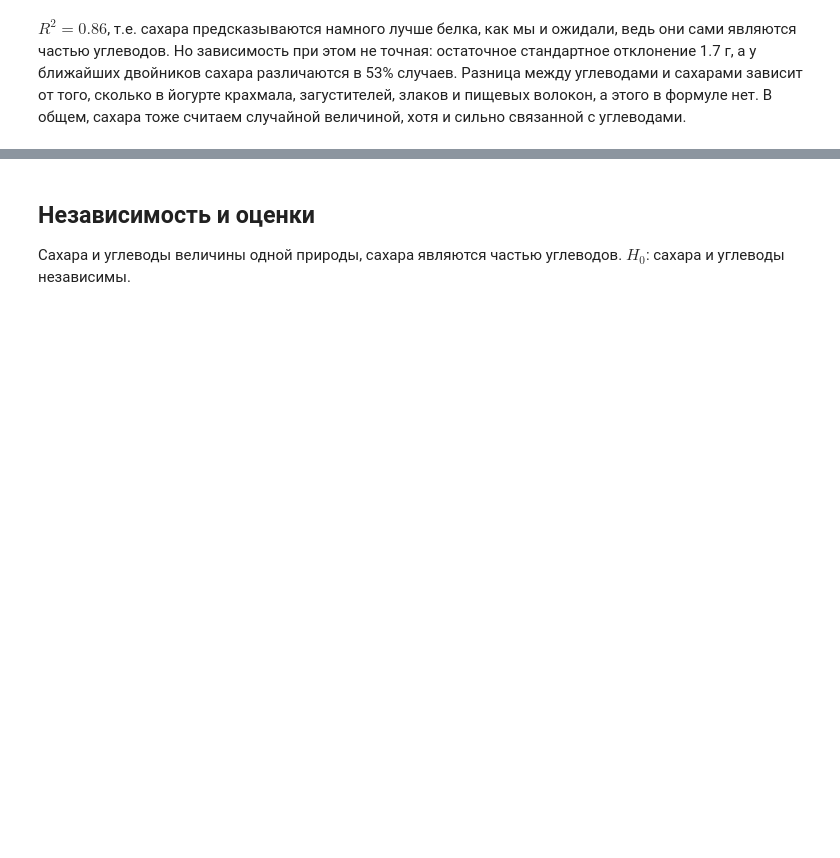
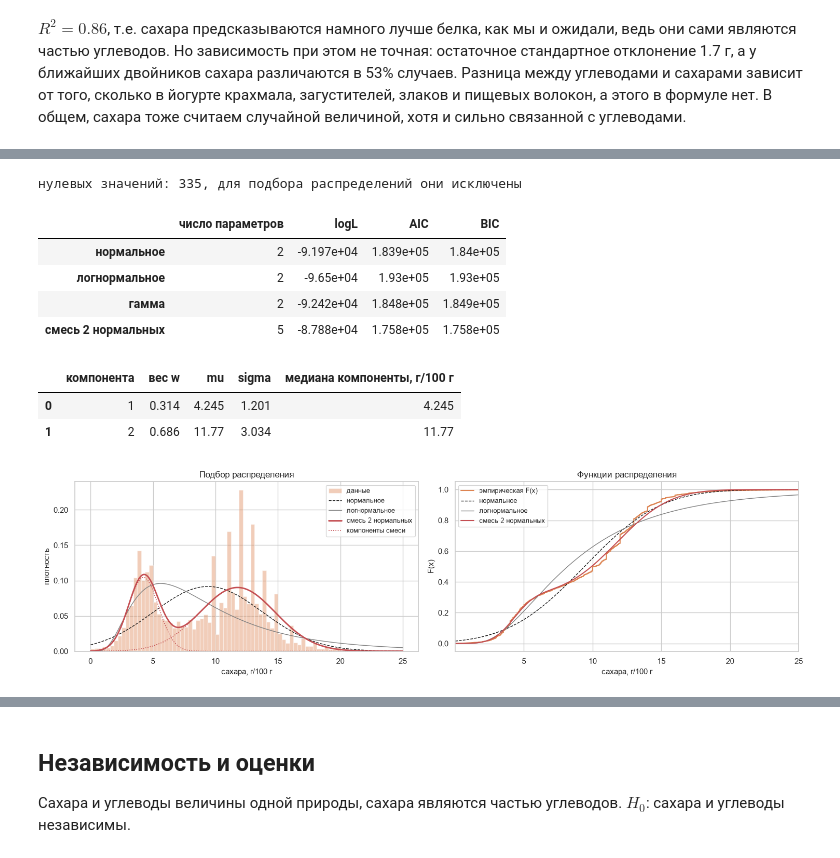
Before and after one commit to zenaseraga-star/stat_lab1, a Jupyter notebook: Lab01.ipynb, the cells around one changed output, grey strips where cells are left out. Saved outputs shown, nothing was run; the diff lists cells and outputs as text; code cells hidden in the pictures; blank space fills up the shorter version.

```diff
--- a/Lab01.ipynb
+++ b/Lab01.ipynb
@@ -396,0 +496,18 @@ $R^2 = 0.86$, т.е. сахара предсказываются намного
+# %%
+xs = x[x > 0]
+print(f'нулевых значений: {(x == 0).sum()}, для подбора распределений они исключены')
+mix_s = lu.fit_mixture(xs, k=2, log=False)
+display(lu.fit_table(xs, mix_s))
+display(lu.mixture_table(mix_s))
+lu.plot_fits(xs, 'sugars_100g', mix_s, xmax=25)
+# %% [output]
+нулевых значений: 335, для подбора распределений они исключены
+|  | число параметров | logL | AIC | BIC |
+| нормальное | 2 | -9.197e+04 | 1.839e+05 | 1.84e+05 |
+| логнормальное | 2 | -9.65e+04 | 1.93e+05 | 1.93e+05 |
+| гамма | 2 | -9.242e+04 | 1.848e+05 | 1.849e+05 |
+| смесь 2 нормальных | 5 | -8.788e+04 | 1.758e+05 | 1.758e+05 |
+|  | компонента | вес w | mu | sigma | медиана компоненты, г/100 г |
+| 0 | 1 | 0.314 | 4.245 | 1.201 | 4.245 |
+| 1 | 2 | 0.686 | 11.77 | 3.034 | 11.77 |
+[figure, added]
```
Also changed, not shown: parts of 28 cells of this notebook.
